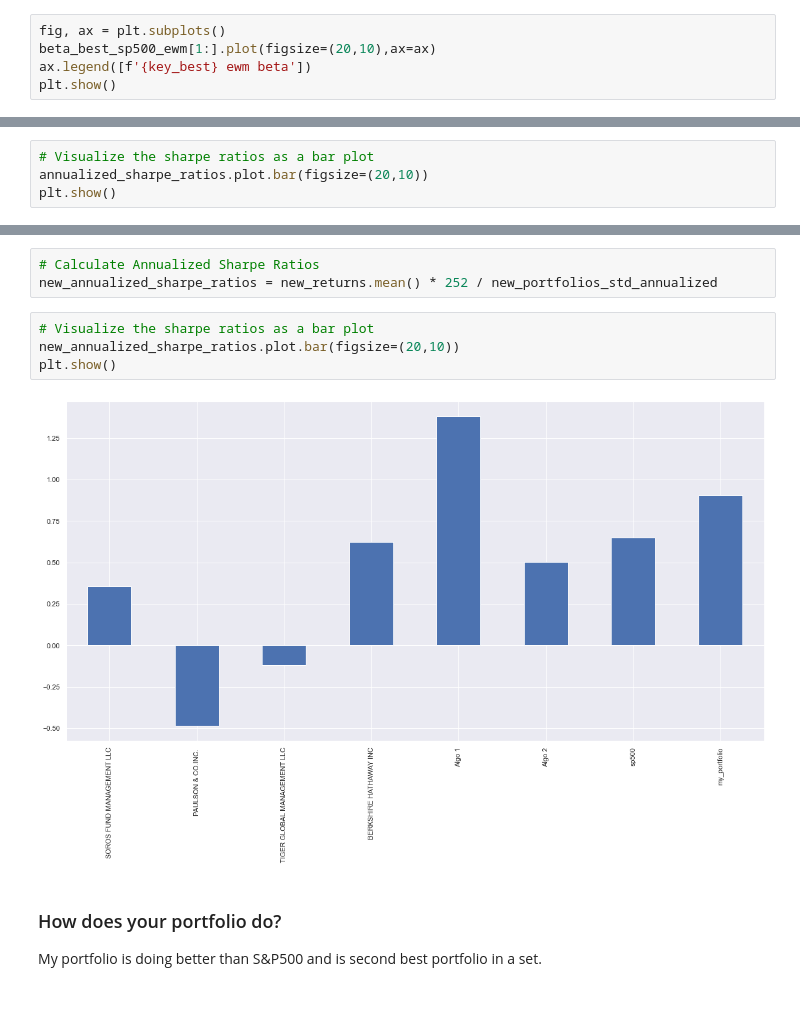
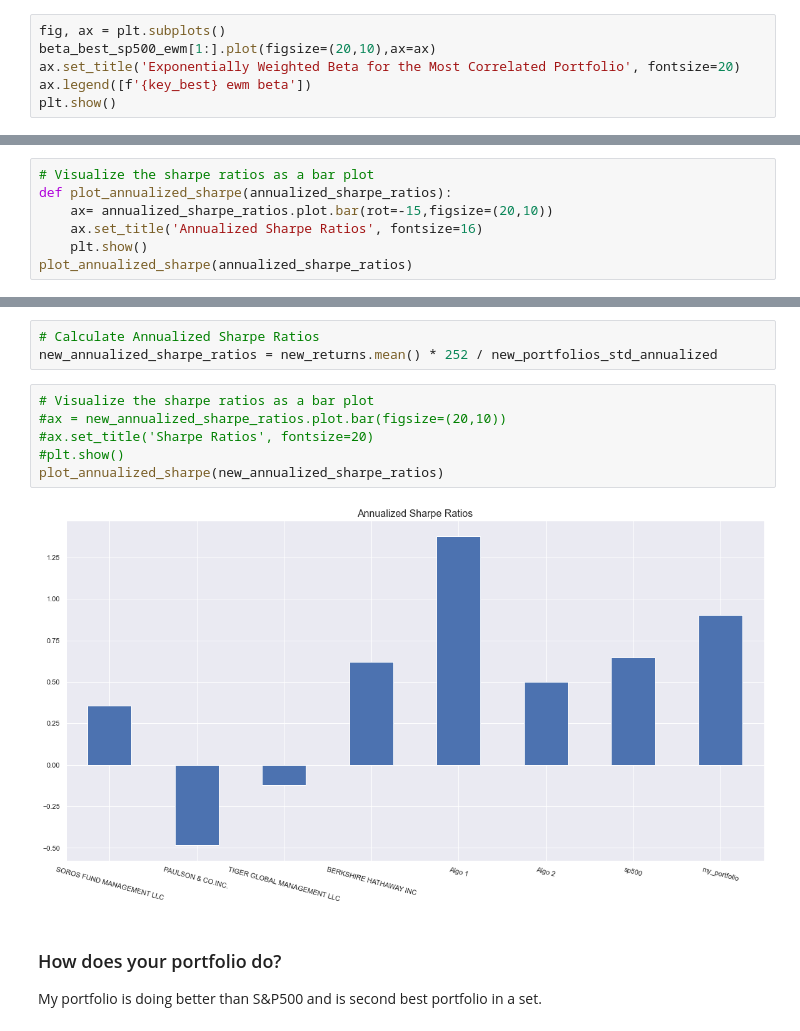
Before and after one commit to senalba/python-homework, a Jupyter notebook: 04-Pandas/whale_analysis.ipynb, the cells around one changed output, grey strips where cells are left out. Saved outputs shown, nothing was run; the diff lists cells and outputs as text; blank space fills up the shorter version.

```diff
--- a/04-Pandas/whale_analysis.ipynb
+++ b/04-Pandas/whale_analysis.ipynb
@@ -329,6 +359,7 @@ beta_best_sp500_ewm.dropna(inplace=True)
 # %%
 fig, ax = plt.subplots()
 beta_best_sp500_ewm[1:].plot(figsize=(20,10),ax=ax)
+ax.set_title('Exponentially Weighted Beta for the Most Correlated Portfolio', fontsize=20)
 ax.legend([f'{key_best} ewm beta'])
 plt.show()
 # %% [output]
@@ -345,6 +376,9 @@ In reality, investment managers and thier institutional investors look at the ra
 annualized_sharpe_ratios = daily_returns.mean() * 252 / portfolios_std_annualized
 # %%
 # Visualize the sharpe ratios as a bar plot
-annualized_sharpe_ratios.plot.bar(figsize=(20,10))
-plt.show()
+def plot_annualized_sharpe(annualized_sharpe_ratios):
+    ax= annualized_sharpe_ratios.plot.bar(rot=-15,figsize=(20,10))
+    ax.set_title('Annualized Sharpe Ratios', fontsize=16)
+    plt.show()
+plot_annualized_sharpe(annualized_sharpe_ratios)
 # %% [output]
@@ -526,10 +559,12 @@ ax.legend([f'My portfolio rolling beta'])
 new_annualized_sharpe_ratios = new_returns.mean() * 252 / new_portfolios_std_annualized
 # %%
 # Visualize the sharpe ratios as a bar plot
-new_annualized_sharpe_ratios.plot.bar(figsize=(20,10))
-plt.show()
+#ax = new_annualized_sharpe_ratios.plot.bar(figsize=(20,10))
+#ax.set_title('Sharpe Ratios', fontsize=20)
+#plt.show()
+plot_annualized_sharpe(new_annualized_sharpe_ratios)
 # %% [output]
-[figure, old version]
+[figure, new version]
 # %% [markdown]
 ### How does your portfolio do?
 
```
Also changed, not shown: parts of 34 cells of this notebook, 7 other files.
